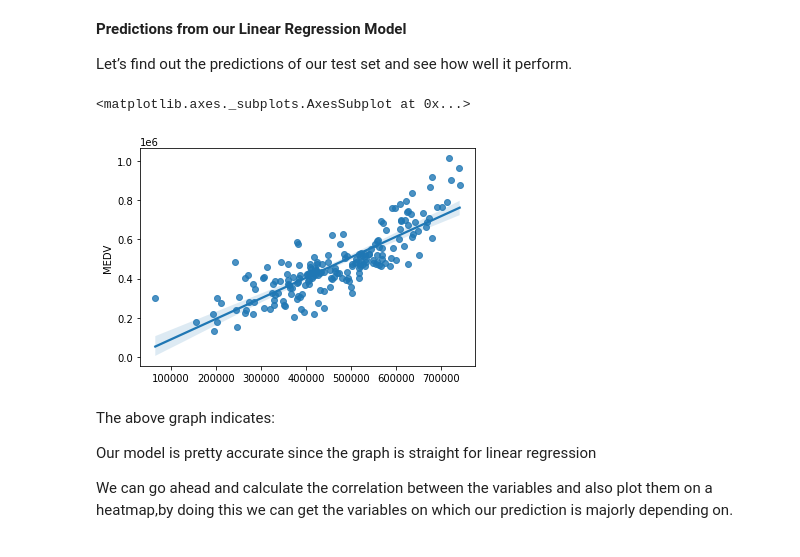
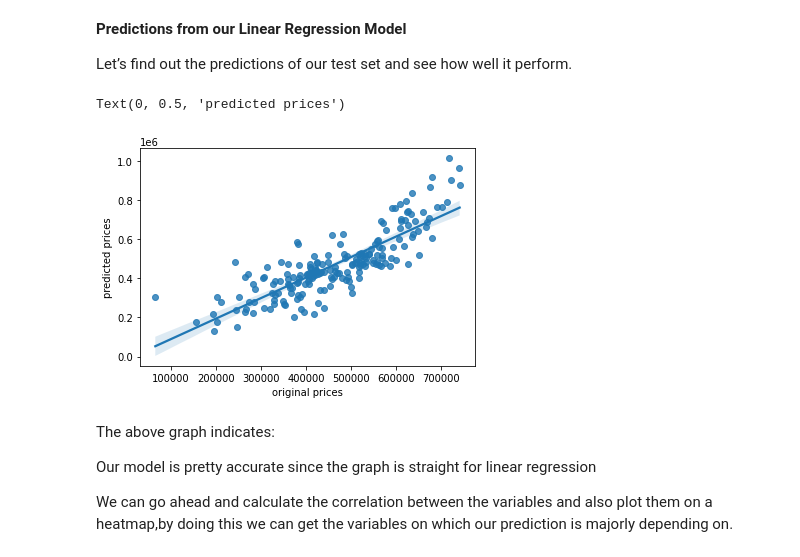
Before and after one commit to sai-pallavi-2003/HousePricePrediction-using-Linear-Regression, a Jupyter notebook: Linear_Regression.ipynb, the cells around one changed output. Drawn from its saved outputs; the diff is of its cells as text; code cells hidden in the pictures.

```diff
--- a/Linear_Regression.ipynb
+++ b/Linear_Regression.ipynb
@@ -144,12 +144,15 @@ Let’s find out the predictions of our test set and see how well it perform.
 # %%
 predictions = lm.predict(X_test)
 # plt.scatter(y_test,predictions)
 x1=predictions
 y1= y_test
-sns.regplot(x1,y1)
+
+p=sns.regplot(x1,y1)
+p.set_xlabel("original prices")
+p.set_ylabel("predicted prices")
 # %% [output]
-<matplotlib.axes._subplots.AxesSubplot at 0x...>
+Text(0, 0.5, 'predicted prices')
-[figure, old version]
+[figure, new version]
 # %% [markdown]
 The above graph indicates:
 
```
